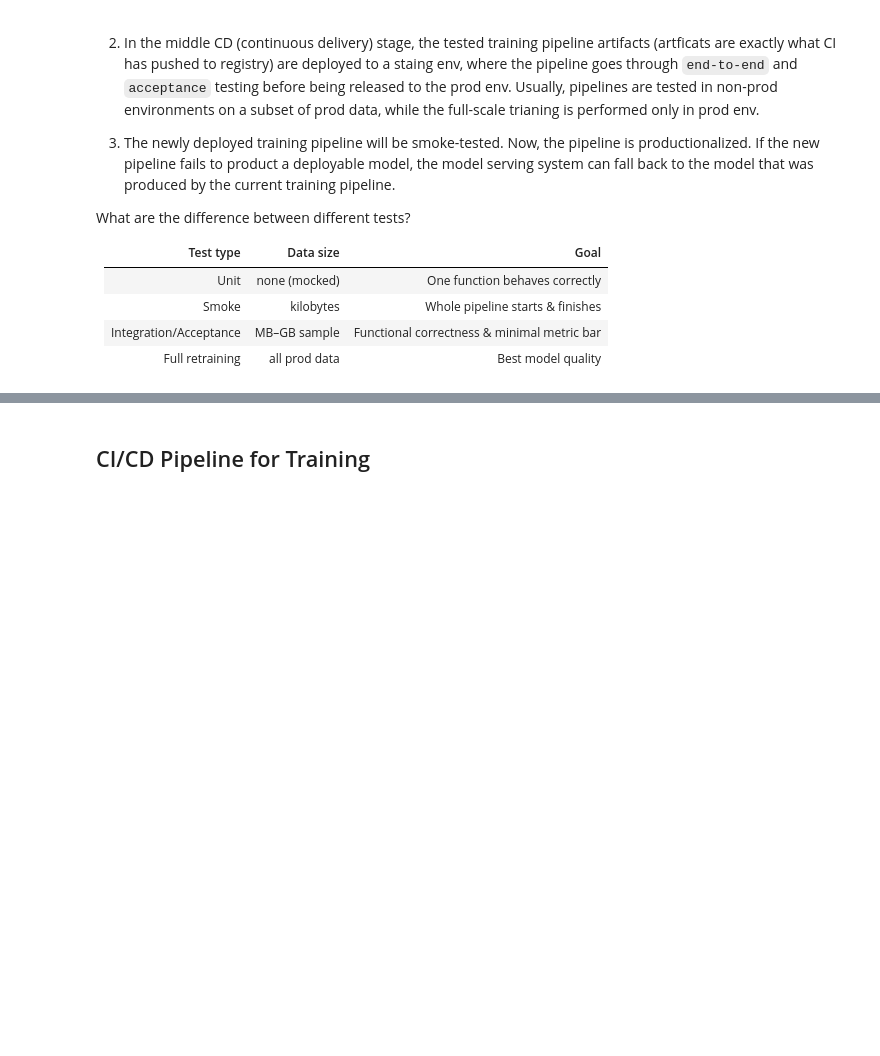
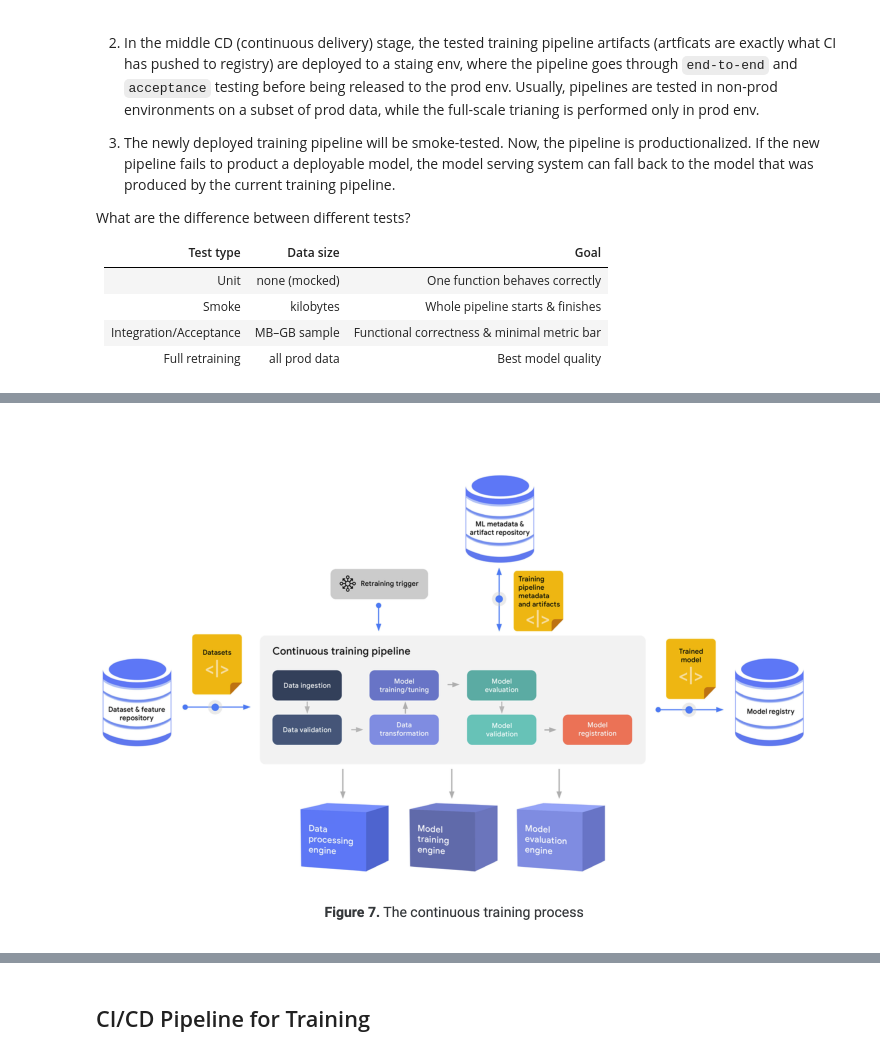
Before and after one commit to YZXBiz/mlops-gcp, a Jupyter notebook: content/02-training-operationalization.ipynb, the cells around one changed output, grey strips where cells are left out. Saved outputs shown, nothing was run; the diff lists cells and outputs as text; code cells hidden in the pictures; blank space fills up the shorter version.

```diff
--- a/content/02-training-operationalization.ipynb
+++ b/content/02-training-operationalization.ipynb
@@ -53,0 +58,7 @@ What are the difference between different tests?
+# %%
+Image(
+    "artifacts/continuous_training_process.png",
+    width=1000,
+)
+# %% [output]
+[figure, added]
```
Also changed, not shown: parts of 7 cells of this notebook, 1 other file.
